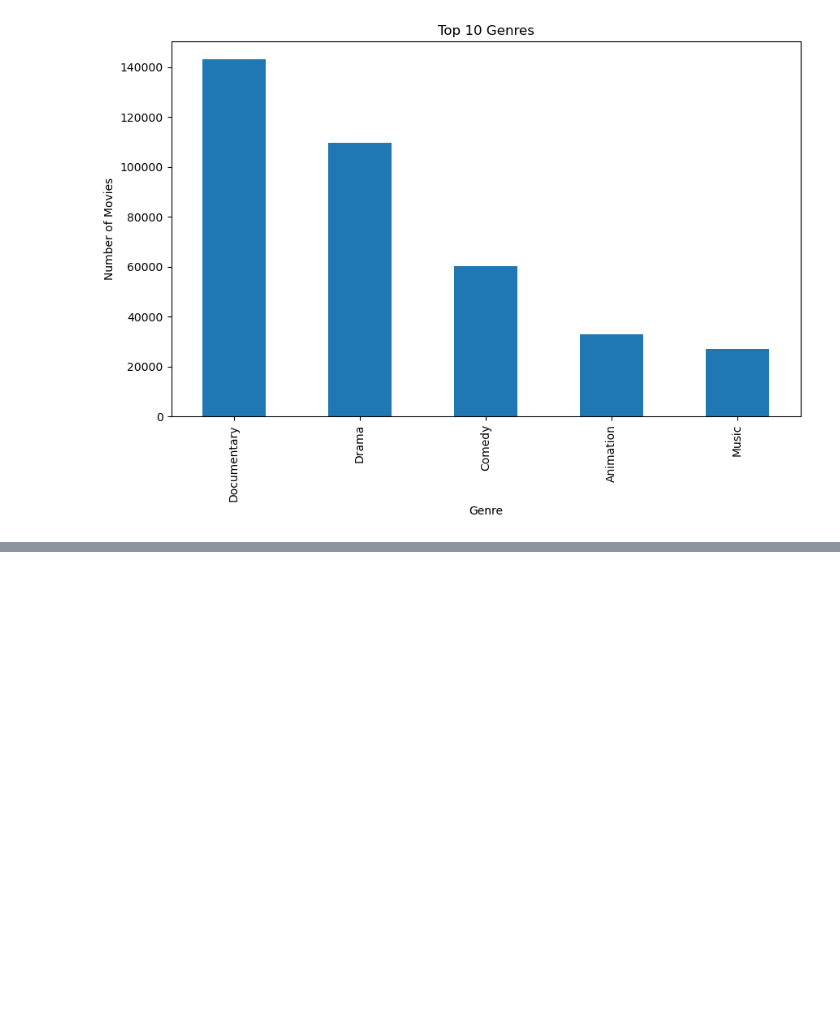
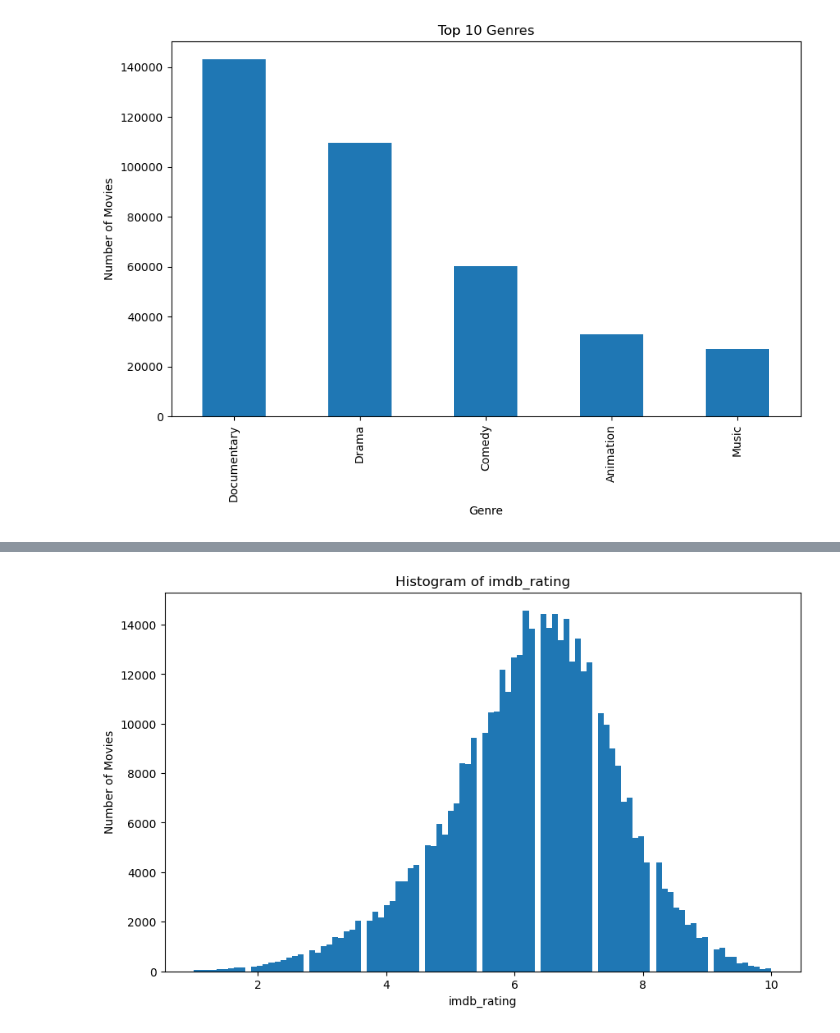
Before and after one commit to paulagambus/ctds_project, a Jupyter notebook: project.ipynb, the cells around one changed output, grey strips where cells are left out. Drawn from its saved outputs; the diff is of its cells as text; code cells hidden in the pictures; blank space fills up the shorter version.

```diff
--- a/project.ipynb
+++ b/project.ipynb
@@ -196,0 +199,4 @@ plt.show()
+# %%
+# load dataset
+main_complete = pd.read_csv('data/main_complete.csv')
+main_complete.head()
@@ -196,0 +211,28 @@ plt.show()
+# %%
+#see column vote_average in main dataset
+
+features = ['vote_average', 'vote_count', 'imdb_rating', 'imdb_votes', 'imdb_rating_missing']
+var = features[1]
+
+print('Max. number: ', max(main_complete[var]))
+print('Min number: ', min(main_complete[var]))
+
+#count how many nans are in the vote_average column
+nulls = main_complete[var].isnull().sum()
+print('Number of NaNs: ', nulls)
+
+#count how many 0 are in the vote_average column
+zero = (main_complete[var] == 0).sum()
+print('Number of 0s: ', zero)
+
+#count how many 10 are in the vote_average column
+ten = (main_complete[var] == 10).sum()
+print('Number of 10s: ',ten)
+
+# count how many 11 are in the vote_average column
+one = (main_complete[var] == 1).sum()
+print('Number of 1s: ',one)
+
+print(len(main_complete[var]))
+
+print(nulls/len(main_complete)*100) #percentage of nans in the column
@@ -196,0 +248,11 @@ plt.show()
+# %%
+# plot histogram of vote_average and vote_count
+var = features[2]
+plt.figure(figsize=(10, 6))
+main_complete[var].plot(kind='hist', bins=100)
+plt.title('Histogram of ' + var)
+plt.ylabel('Number of Movies')
+plt.xlabel(var)
+plt.show()
+# %% [output]
+[figure, added]
```
Also changed, not shown: parts of 16 cells of this notebook.
